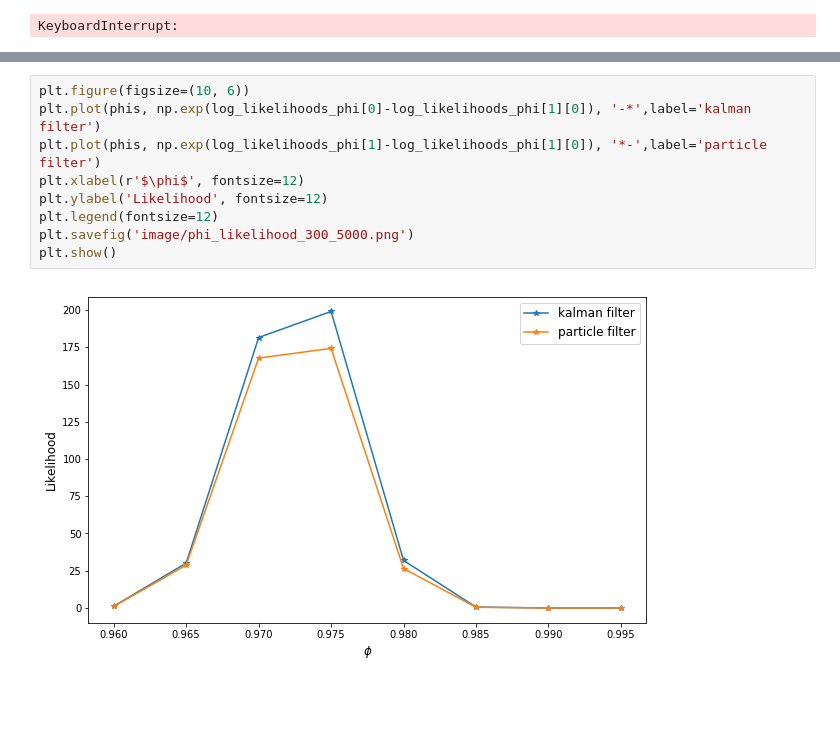
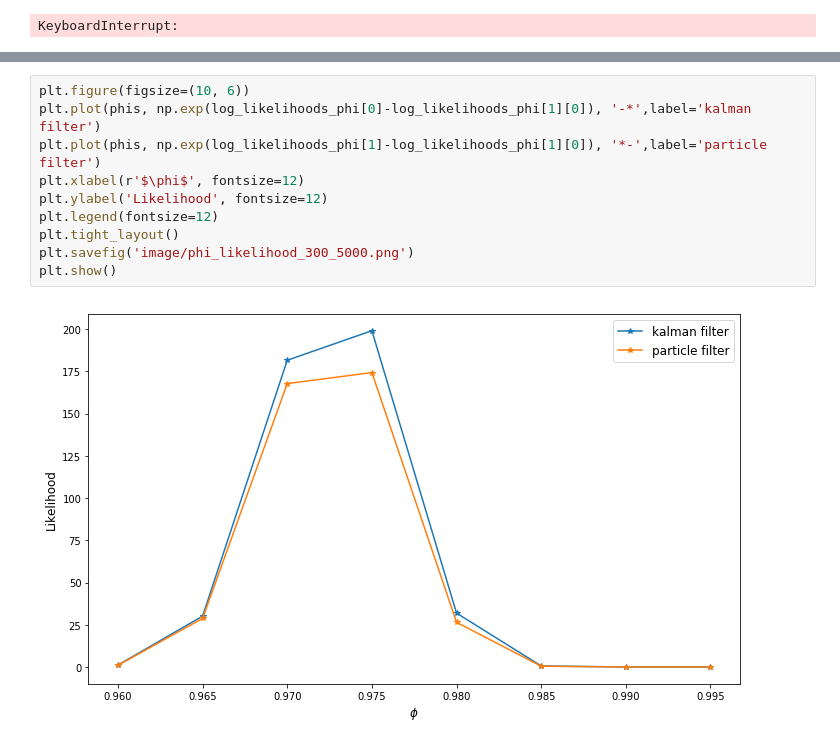
Before and after one commit to WensiDING/Particle-filters-for-Continuous-likelihood-evaluation-and-maximisation, a Jupyter notebook: AR1_Performance.ipynb, the cells around one changed output, grey strips where cells are left out. Drawn from its saved outputs; the diff is of its cells as text; blank space fills up the shorter version.

```diff
--- a/AR1_Performance.ipynb
+++ b/AR1_Performance.ipynb
@@ -284,11 +290,12 @@ plt.show()
 # %%
 plt.figure(figsize=(10, 6))
 plt.plot(phis, np.exp(log_likelihoods_phi[0]-log_likelihoods_phi[1][0]), '-*',label='kalman filter')
 plt.plot(phis, np.exp(log_likelihoods_phi[1]-log_likelihoods_phi[1][0]), '*-',label='particle filter')
 plt.xlabel(r'$\phi$', fontsize=12)
 plt.ylabel('Likelihood', fontsize=12)
 plt.legend(fontsize=12)
+plt.tight_layout()
 plt.savefig('image/phi_likelihood_300_5000.png')
 plt.show()
 # %% [output]
-[figure, old version]
+[figure, new version]
```
Also changed, not shown: parts of 6 cells of this notebook, 8 other files.
